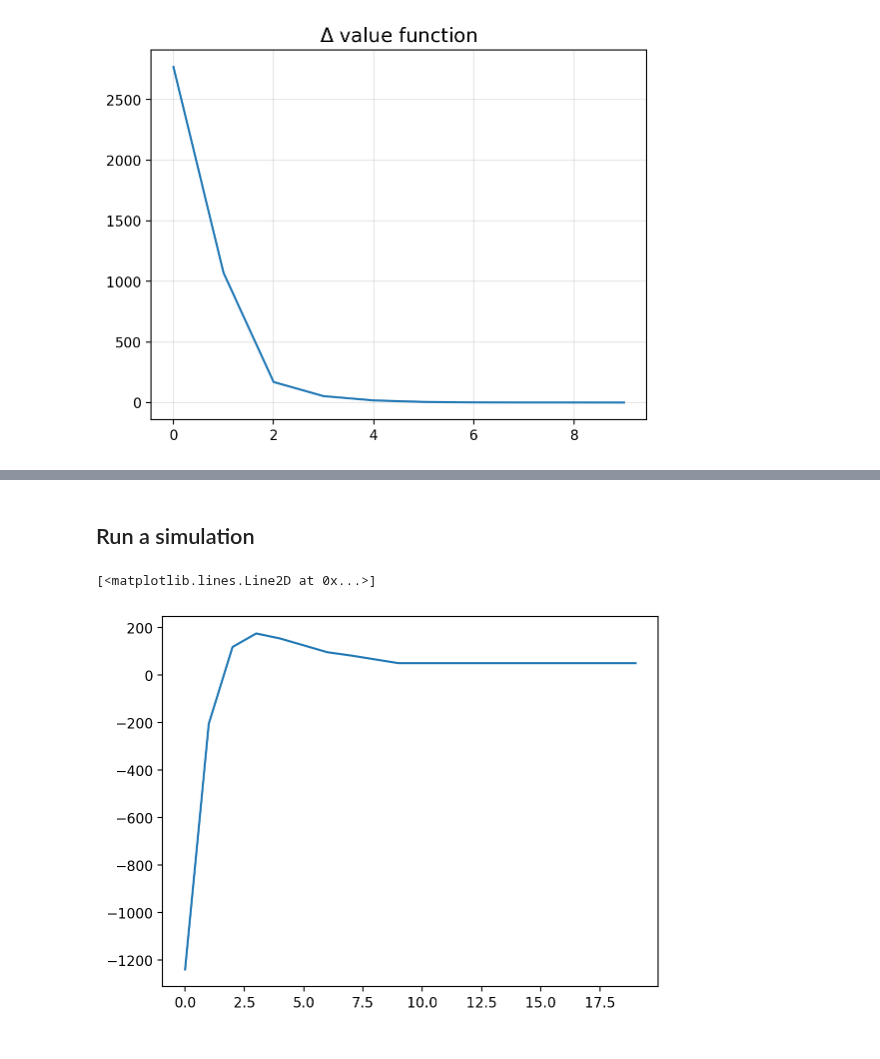
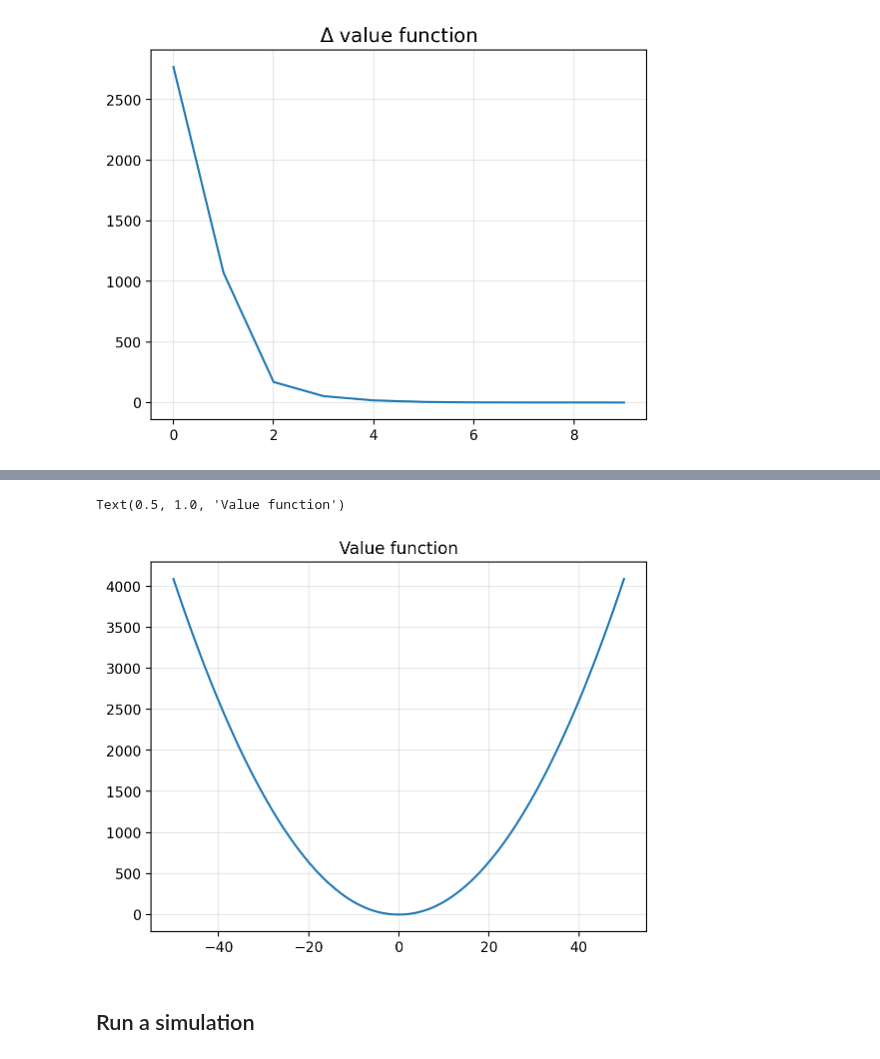
Before and after one commit to sapienzaio/online-ml-finance, a Jupyter notebook: price-impact.ipynb, the cells around one changed output, grey strips where cells are left out. Drawn from its saved outputs; the diff is of its cells as text; code cells hidden in the pictures.

```diff
--- a/price-impact.ipynb
+++ b/price-impact.ipynb
@@ -381,3 +340,12 @@ Text(0.5, 1.0, 'Cash = 10 | Value function')
+# %%
+plt.plot(values_inventory, value_function)
+plt.grid(alpha=0.3)
+# plt.xlabel("Inventory")
+# plt.ylabel("Action")
+plt.title("Value function")
+# %% [output]
+Text(0.5, 1.0, 'Value function')
+[figure, added]
 # %% [markdown]
 ## Run a simulation
 # %%
@@ -411,8 +381,3 @@ for t in range(steps):
     reward_hist[t] = reward
     inventory_hist[t] = inventory
     cash_hist[t] = cash
-# %%
-plt.plot(reward_hist)
-# %% [output]
-[<matplotlib.lines.Line2D at 0x...>]
-[figure, removed]
```
Also changed, not shown: parts of 18 cells of this notebook.
